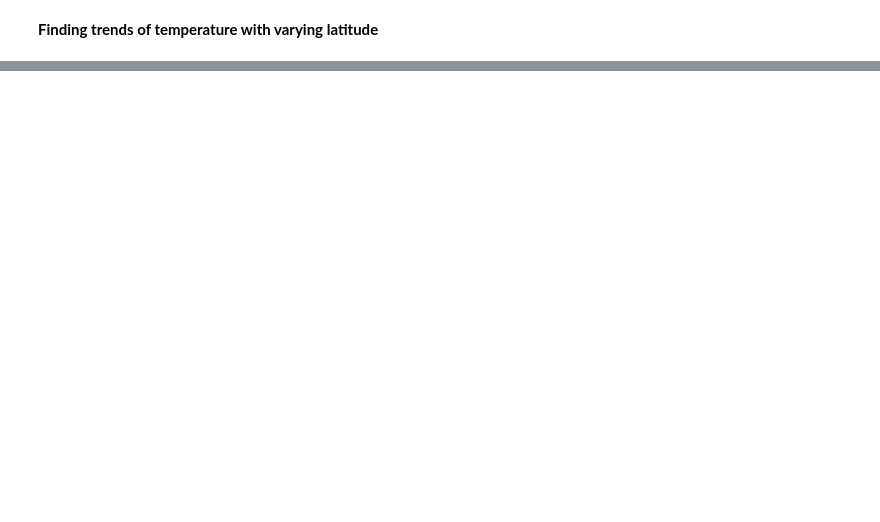
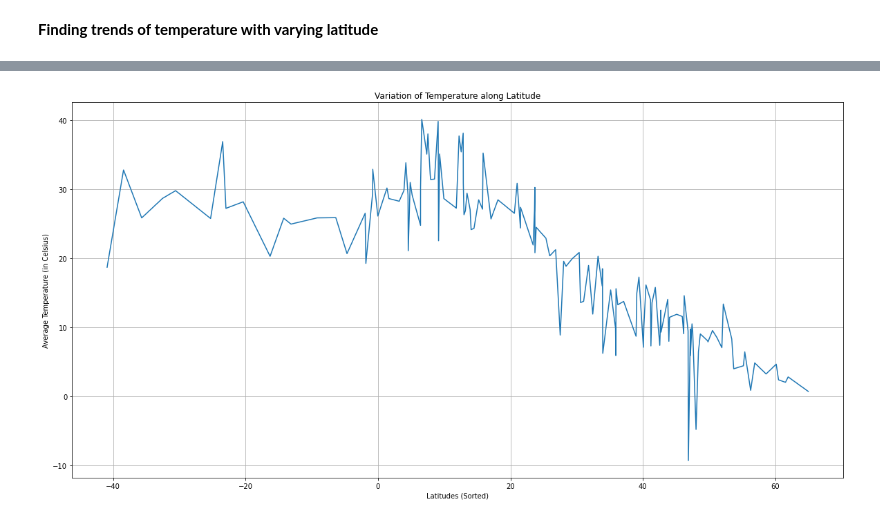
Before and after one commit to newb-dev-1008/GetBoarded_Latitude, a Jupyter notebook: GetBoarded_Week2.ipynb, the cells around one changed output, grey strips where cells are left out. Saved outputs shown, nothing was run; the diff lists cells and outputs as text; code cells hidden in the pictures; blank space fills up the shorter version.

```diff
--- a/GetBoarded_Week2.ipynb
+++ b/GetBoarded_Week2.ipynb
@@ -525,0 +596,4 @@ plt.bar(longitudes_df['Longitude'], longitudes_df['Confirmed'])
+# %%
+removed_nan = removed_nan.reset_index()
+removed_nan = removed_nan.drop(['Country/Region','Date','Confirmed','Recovered','Deaths','Average Humidity', 'Longitude'], axis = 1)
+removed_nan
@@ -525,0 +614,8 @@ plt.bar(longitudes_df['Longitude'], longitudes_df['Confirmed'])
+# %%
+lat = pd.to_numeric(removed_nan['Latitude'])
+avg_temp = pd.to_numeric(removed_nan['Average Temperature'])
+# %%
+removed_nan['Latitude'] = lat
+removed_nan['Average Temperature'] = avg_temp
+removed_nan.set_index('Latitude')
+removed_nan
@@ -525,0 +636,3 @@ plt.bar(longitudes_df['Longitude'], longitudes_df['Confirmed'])
+# %%
+removed_nan = removed_nan.groupby(['Latitude']).mean()
+removed_nan
@@ -525,0 +654,11 @@ plt.bar(longitudes_df['Longitude'], longitudes_df['Confirmed'])
+# %%
+# Trends of latitude vs average temperature
+plt.figure(figsize=[20,10])
+plt.plot(removed_nan.index, removed_nan['Average Temperature'])
+plt.xlabel('Latitudes (Sorted)')
+plt.ylabel('Average Temperature (in Celsius)')
+plt.title('Variation of Temperature along Latitude')
+#plt.plot(latitudes_df['Latitude'], latitudes_df['Confirmed'], color = 'red')
+plt.grid()
+# %% [output]
+[figure, added]
```
Also changed, not shown: parts of 14 cells of this notebook.
